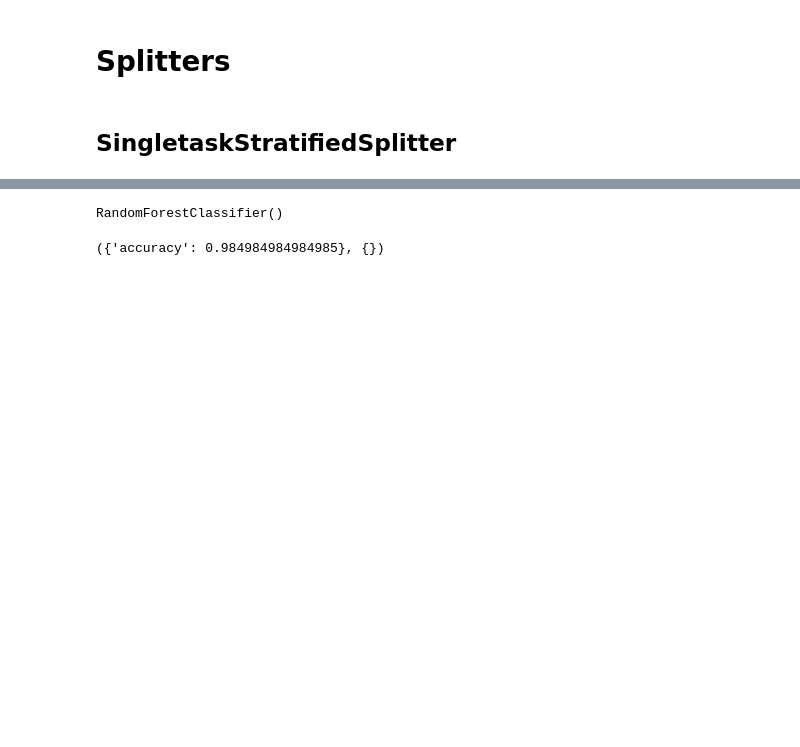
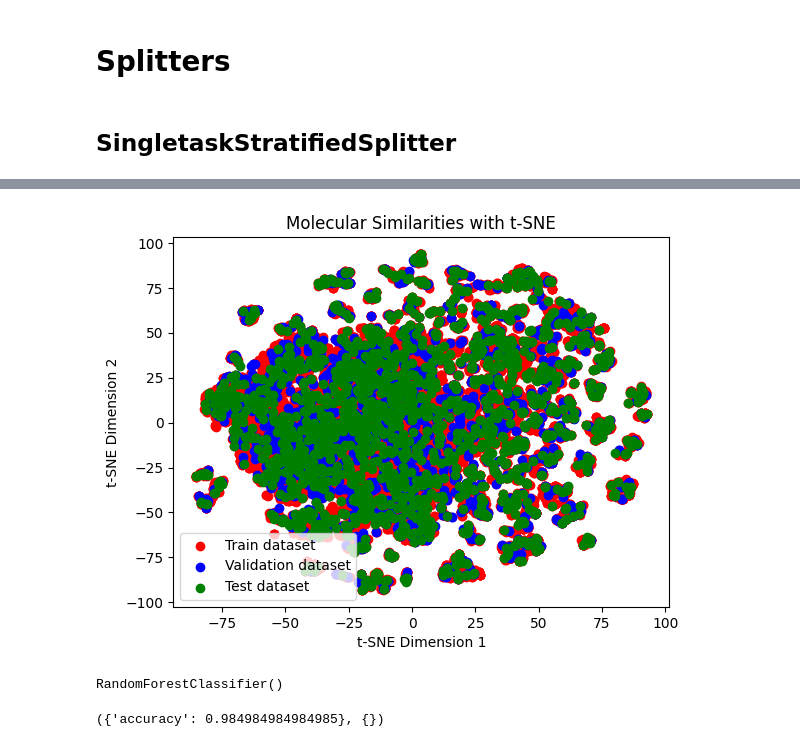
Before and after one commit to BioSystemsUM/DeepMol, a Jupyter notebook: examples/workshop_bod/splitters.ipynb, the cells around one changed output, grey strips where cells are left out. Cells and saved outputs as stored; diff of their text form; code cells hidden in the pictures; blank space fills up the shorter version.

```diff
--- a/examples/workshop_bod/splitters.ipynb
+++ b/examples/workshop_bod/splitters.ipynb
@@ -46,4 +96,8 @@ test_dataset.get_shape()
 ((1665,), None, (1665,))
+# %%
+generate_tsne_molecular_similarities(train_dataset, valid_dataset, test_dataset)
+# %% [output]
+[figure, added]
 # %%
 MorganFingerprint().featurize(train_dataset)
 MorganFingerprint().featurize(valid_dataset)
```
Also changed, not shown: parts of 8 cells of this notebook, 4 other files.
